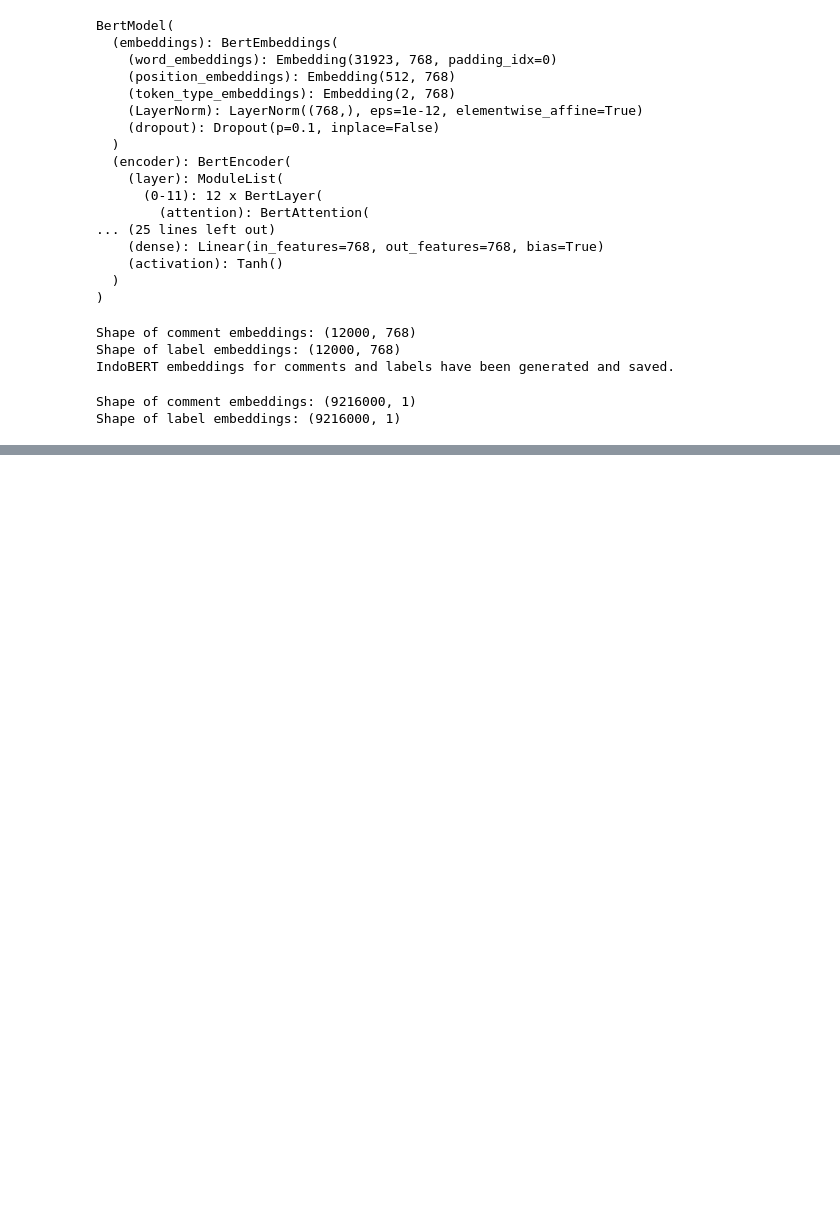
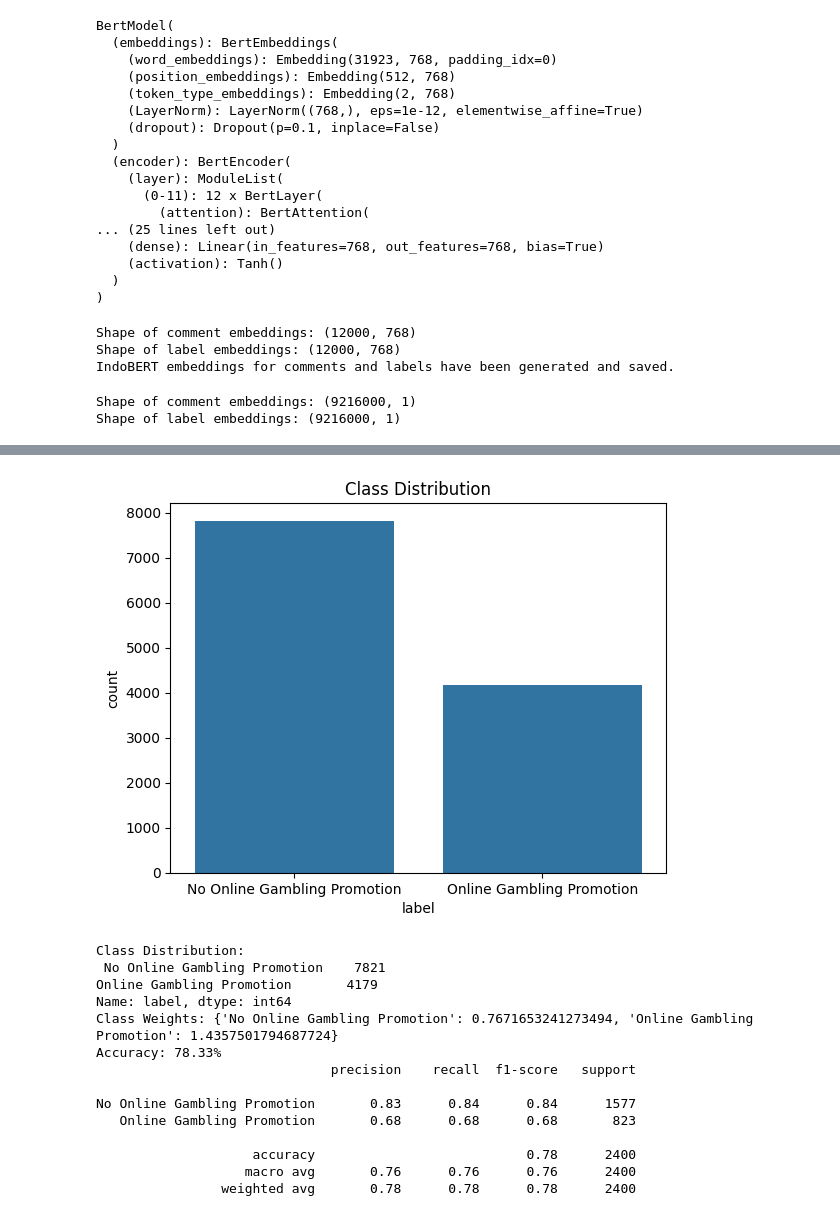
Before and after one commit to OhMyBreee/OnlineGamblingPromotionDetector, a Jupyter notebook: sample10.ipynb, the cells around one changed output, grey strips where cells are left out. Cells and saved outputs as stored; diff of their text form; code cells hidden in the pictures; blank space fills up the shorter version.

Commit message:
sample naive bayes

```diff
--- a/sample10.ipynb
+++ b/sample10.ipynb
@@ -922,0 +1012,75 @@ Shape of label embeddings: (9216000, 1)
+# %%
+import pandas as pd
+import matplotlib.pyplot as plt
+import seaborn as sns
+from sklearn.model_selection import train_test_split
+from sklearn.naive_bayes import GaussianNB
+from sklearn.metrics import accuracy_score, classification_report
+from sklearn.utils.class_weight import compute_class_weight
+import numpy as np
+
+# Load your dataset
+combined_processed = pd.read_csv("comments_with_indobert_embeddings.csv", sep=';')
+# combined_processed = pd.read_csv("your_comments_and_labels.csv", sep=';')
+
+# Feature Engineering
+combined_processed['text_length'] = combined_processed['comment'].apply(len)
+combined_processed['word_count'] = combined_processed['comment'].apply(lambda x: len(x.split()))
+combined_processed['avg_word_length'] = combined_processed['comment'].apply(lambda x: sum(len(word) for word in x.split()) / len(x.split()) if len(x.split()) > 0 else 0)
+
+# Visualizing the class distribution
+sns.countplot(x='label', data=combined_processed)
+plt.title('Class Distribution')
+plt.show()
+
+# Calculate class distribution
+class_distribution = combined_processed['label'].value_counts()
+print("Class Distribution:\n", class_distribution)
+
+# Handle class imbalance using class weights
+# Get the unique class labels from the target column (y)
+classes = combined_processed['label'].unique()
+
+# Calculate class weights based on the distribution in the dataset
+class_weights = compute_class_weight('balanced', classes=classes, y=combined_processed['label'])
+class_weights_dict = {classes[i]: class_weights[i] for i in range(len(classes))}
+print("Class Weights:", class_weights_dict)
+
+# Prepare features (X) and labels (y)
+X = combined_processed[['text_length', 'word_count', 'avg_word_length']]  # Example feature columns
+y = combined_processed['label']
+
+# Split the data
+X_train, X_test, y_train, y_test = train_test_split(X, y, test_size=0.2, random_state=42)
+
+# Train Naive Bayes model with class weights
+model = GaussianNB()
+
+# Fit the model with sample weights calculated based on class weights
+sample_weights = y_train.map(class_weights_dict)  # Assign higher weights to the minority class
+
+model.fit(X_train, y_train, sample_weight=sample_weights)
+
+# Predict on test set
+y_pred = model.predict(X_test)
+
+# Evaluate the model
+accuracy = accuracy_score(y_test, y_pred)
+print(f"Accuracy: {accuracy * 100:.2f}%")
+print(classification_report(y_test, y_pred))
+# %% [output]
+[figure, added]
+Class Distribution:
+ No Online Gambling Promotion    7821
+Online Gambling Promotion       4179
+Name: label, dtype: int64
+Class Weights: {'No Online Gambling Promotion': 0.7671653241273494, 'Online Gambling Promotion': 1.4357501794687724}
+Accuracy: 78.33%
+                              precision    recall  f1-score   support
+
+No Online Gambling Promotion       0.83      0.84      0.84      1577
+   Online Gambling Promotion       0.68      0.68      0.68       823
+
+                    accuracy                           0.78      2400
+                   macro avg       0.76      0.76      0.76      2400
+                weighted avg       0.78      0.78      0.78      2400
```
Also changed, not shown: parts of 4 cells of this notebook.
